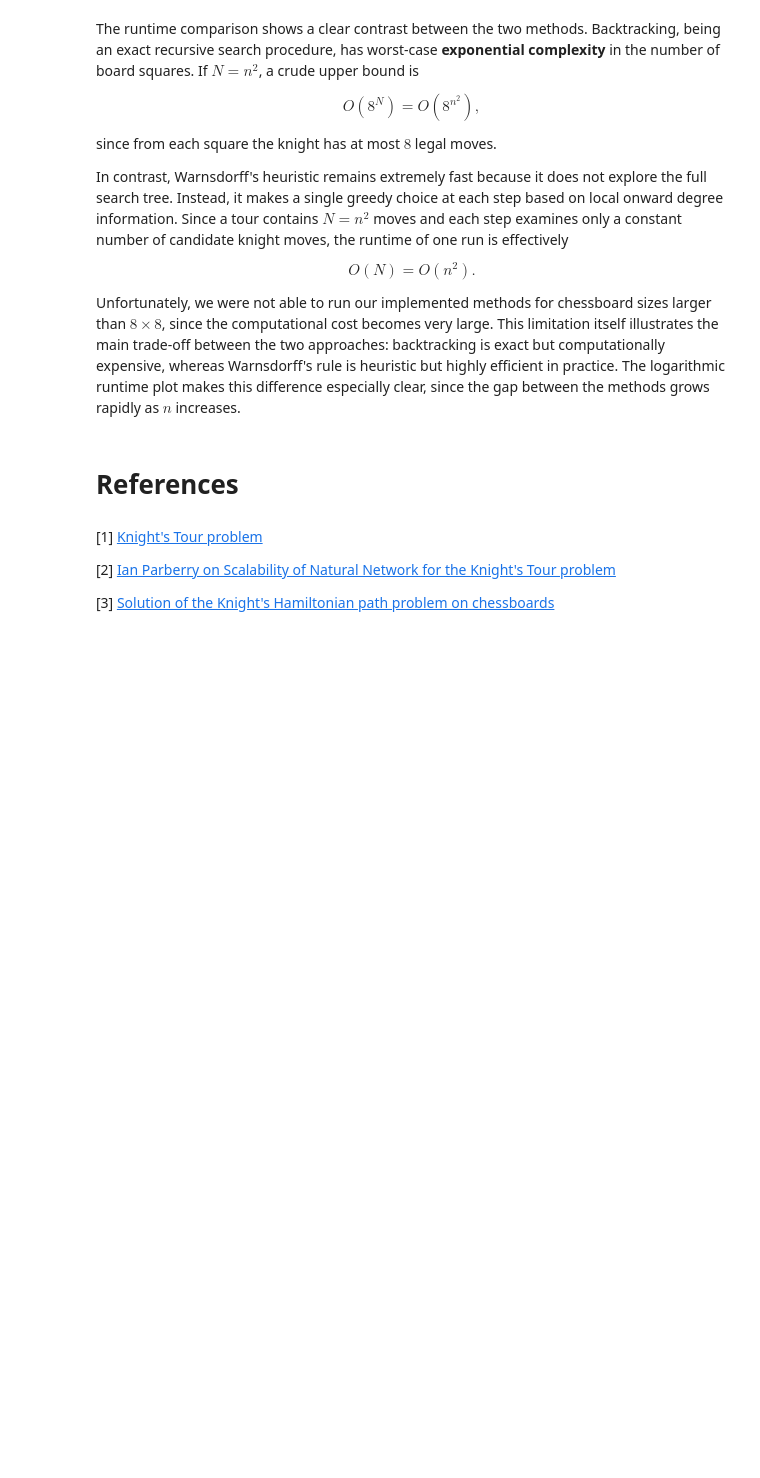
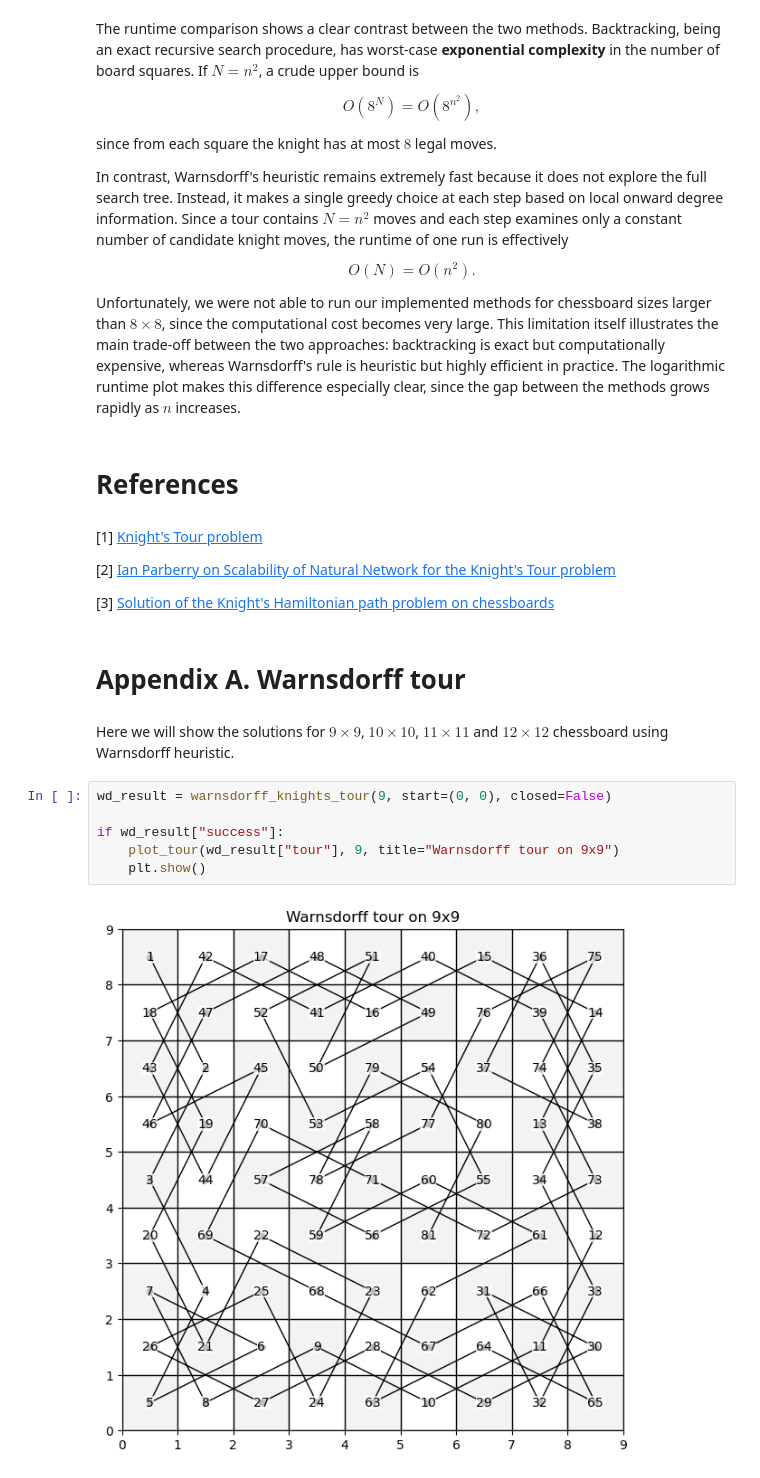
Before and after one commit to Trogkton/Math-Project, a Jupyter notebook: knights_tour.ipynb, the cells around one changed output. Drawn from its saved outputs; the diff is of its cells as text; blank space fills up the shorter version.

```diff
--- a/knights_tour.ipynb
+++ b/knights_tour.ipynb
@@ -1107,3 +1105,15 @@ Unfortunately, we were not able to run our implemented methods for chessboard si
 [2] [Ian Parberry on Scalability of Natural Network for the Knight's Tour problem](https://ianparberry.com/pubs/knight3.pdf)
 
 [3] [Solution of the Knight's Hamiltonian path problem on chessboards](https://www.sciencedirect.com/science/article/pii/0166218X9200170Q)
+# %% [markdown]
+# Appendix A. Warnsdorff tour
+# %% [markdown]
+Here we will show the solutions for $9 \times 9$, $10 \times 10$, $11 \times 11$ and $12 \times 12$ chessboard using Warnsdorff heuristic.
+# %%
+wd_result = warnsdorff_knights_tour(9, start=(0, 0), closed=False)
+
+if wd_result["success"]:
+    plot_tour(wd_result["tour"], 9, title="Warnsdorff tour on 9x9")
+    plt.show()
+# %% [output]
+[figure, added]
```
Also changed, not shown: parts of 10 cells of this notebook.
